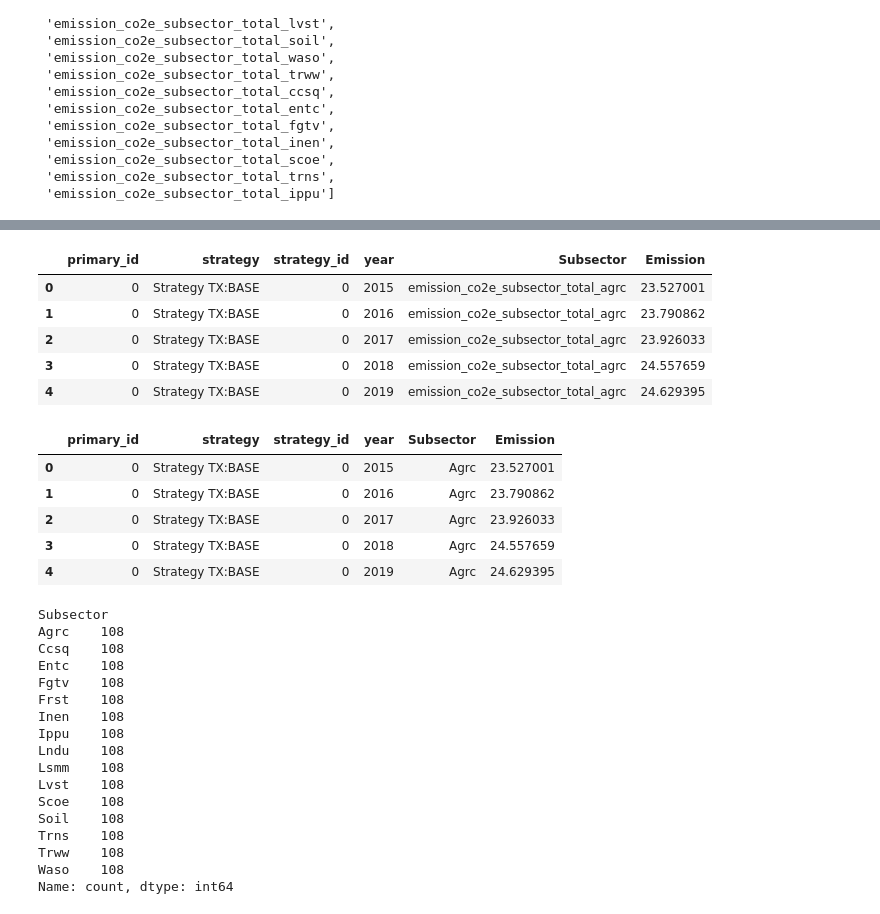
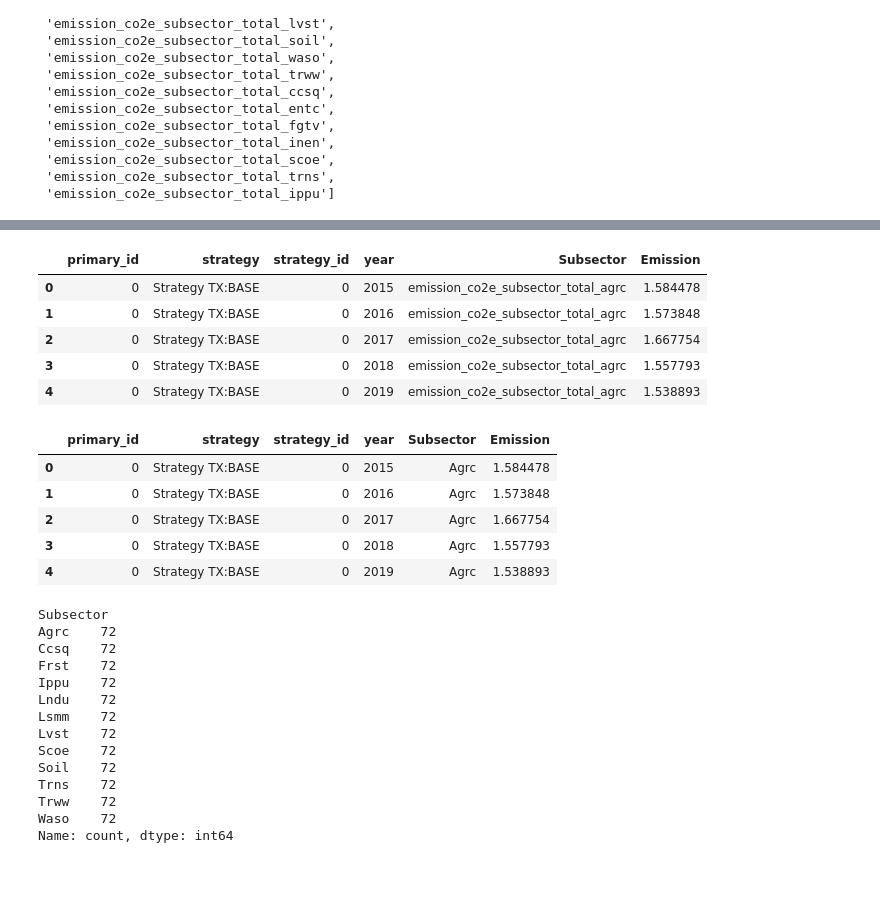
Before and after one commit to sisepuede-framework/ssp_example, a Jupyter notebook: ssp_modeling/output_postprocessing/emissions_tableau_new.ipynb, the cells around one changed output, grey strips where cells are left out. Drawn from its saved outputs; the diff is of its cells as text; code cells hidden in the pictures; blank space fills up the shorter version.

```diff
--- a/ssp_modeling/output_postprocessing/emissions_tableau_new.ipynb
+++ b/ssp_modeling/output_postprocessing/emissions_tableau_new.ipynb
@@ -30,0 +35,5 @@ matt = file_struct.model_attributes
+# %%
+# Change this line only when you receive a new run
+run_folder = "sisepuede_run_2025-07-25T12;55;12.325978"
+file_name  = f"{run_folder}.csv"
+file_name
@@ -31,12 +42,5 @@ matt = file_struct.model_attributes
 # %%
-# Define the current directory and output data path
-dir_cur = pathlib.Path(os.getcwd()).parent
-output_data = dir_cur.joinpath("ssp_run_output")
-
-# Change this line only when you receive a new run
-run_folder = "sisepuede_results_run_sisepuede_run_2025-07-23T16;44;34.512127"
-file_name  = "sisepuede_results_sisepuede_run_2025-07-23T16;44;34.512127_WIDE_INPUTS_OUTPUTS.csv"
-
+# Define the run folder and tableau data path
 run = output_data.joinpath(run_folder)
 tableau = dir_cur.joinpath("Tableau/data")
 # %%
@@ -103,3 +109,7 @@ subsector_emission_fields
  'emission_co2e_subsector_total_scoe',
  'emission_co2e_subsector_total_trns',
  'emission_co2e_subsector_total_ippu']
+# %%
+# Define subsector emission fields that are not energy related
+subsector_emission_fields_non_energy = [f for f in subsector_emission_fields if f not in ['emission_co2e_subsector_total_inen', 'emission_co2e_subsector_total_fgtv', 'emission_co2e_subsector_total_entc']]
+subsector_emission_fields_non_energy
@@ -108,48 +132,47 @@ ssp_output['year'] = ssp_output['time_period'] + 2015
 # %%
 # Melt ssp_output to long format for variables in subsector_emission_fields
 ssp_long = ssp_output.melt(
     id_vars=['primary_id', 'strategy', 'strategy_id', 'year'],
-    value_vars=subsector_emission_fields,
+    value_vars=subsector_emission_fields_non_energy,
     var_name='Subsector',
     value_name='Emission'
 )
 ssp_long.head()
 # %% [output]
 |  | primary_id | strategy | strategy_id | year | Subsector | Emission |
-| 0 | 0 | Strategy TX:BASE | 0 | 2015 | emission_co2e_subsector_total_agrc | 23.527001 |
-| 1 | 0 | Strategy TX:BASE | 0 | 2016 | emission_co2e_subsector_total_agrc | 23.790862 |
-| 2 | 0 | Strategy TX:BASE | 0 | 2017 | emission_co2e_subsector_total_agrc | 23.926033 |
-| 3 | 0 | Strategy TX:BASE | 0 | 2018 | emission_co2e_subsector_total_agrc | 24.557659 |
-| 4 | 0 | Strategy TX:BASE | 0 | 2019 | emission_co2e_subsector_total_agrc | 24.629395 |
+| 0 | 0 | Strategy TX:BASE | 0 | 2015 | emission_co2e_subsector_total_agrc | 1.584478 |
+| 1 | 0 | Strategy TX:BASE | 0 | 2016 | emission_co2e_subsector_total_agrc | 1.573848 |
+| 2 | 0 | Strategy TX:BASE | 0 | 2017 | emission_co2e_subsector_total_agrc | 1.667754 |
+| 3 | 0 | Strategy TX:BASE | 0 | 2018 | emission_co2e_subsector_total_agrc | 1.557793 |
+| 4 | 0 | Strategy TX:BASE | 0 | 2019 | emission_co2e_subsector_total_agrc | 1.538893 |
 # %%
+# Clean the 'Subsector' column to remove the prefix and capitalize subsector names
 ssp_long['Subsector'] = ssp_long['Subsector'].str.replace('emission_co2e_subsector_total_', '', regex=False)
 ssp_long['Subsector'] = ssp_long['Subsector'].str.capitalize()
 ssp_long.head()
 # %% [output]
 |  | primary_id | strategy | strategy_id | year | Subsector | Emission |
-| 0 | 0 | Strategy TX:BASE | 0 | 2015 | Agrc | 23.527001 |
-| 1 | 0 | Strategy TX:BASE | 0 | 2016 | Agrc | 23.790862 |
-| 2 | 0 | Strategy TX:BASE | 0 | 2017 | Agrc | 23.926033 |
-| 3 | 0 | Strategy TX:BASE | 0 | 2018 | Agrc | 24.557659 |
-| 4 | 0 | Strategy TX:BASE | 0 | 2019 | Agrc | 24.629395 |
+| 0 | 0 | Strategy TX:BASE | 0 | 2015 | Agrc | 1.584478 |
+| 1 | 0 | Strategy TX:BASE | 0 | 2016 | Agrc | 1.573848 |
+| 2 | 0 | Strategy TX:BASE | 0 | 2017 | Agrc | 1.667754 |
+| 3 | 0 | Strategy TX:BASE | 0 | 2018 | Agrc | 1.557793 |
+| 4 | 0 | Strategy TX:BASE | 0 | 2019 | Agrc | 1.538893 |
 # %%
+# List of subsectors in the output
 ssp_long.value_counts('Subsector')
 # %% [output]
 Subsector
-Agrc    108
-Ccsq    108
-Entc    108
-Fgtv    108
-Frst    108
-Inen    108
-Ippu    108
-Lndu    108
-Lsmm    108
-Lvst    108
-Scoe    108
-Soil    108
-Trns    108
-Trww    108
-Waso    108
+Agrc    72
+Ccsq    72
+Frst    72
+Ippu    72
+Lndu    72
+Lsmm    72
+Lvst    72
+Scoe    72
+Soil    72
+Trns    72
+Trww    72
+Waso    72
 Name: count, dtype: int64
 # %%
```
Also changed, not shown: parts of 14 cells of this notebook, 14 other files.
